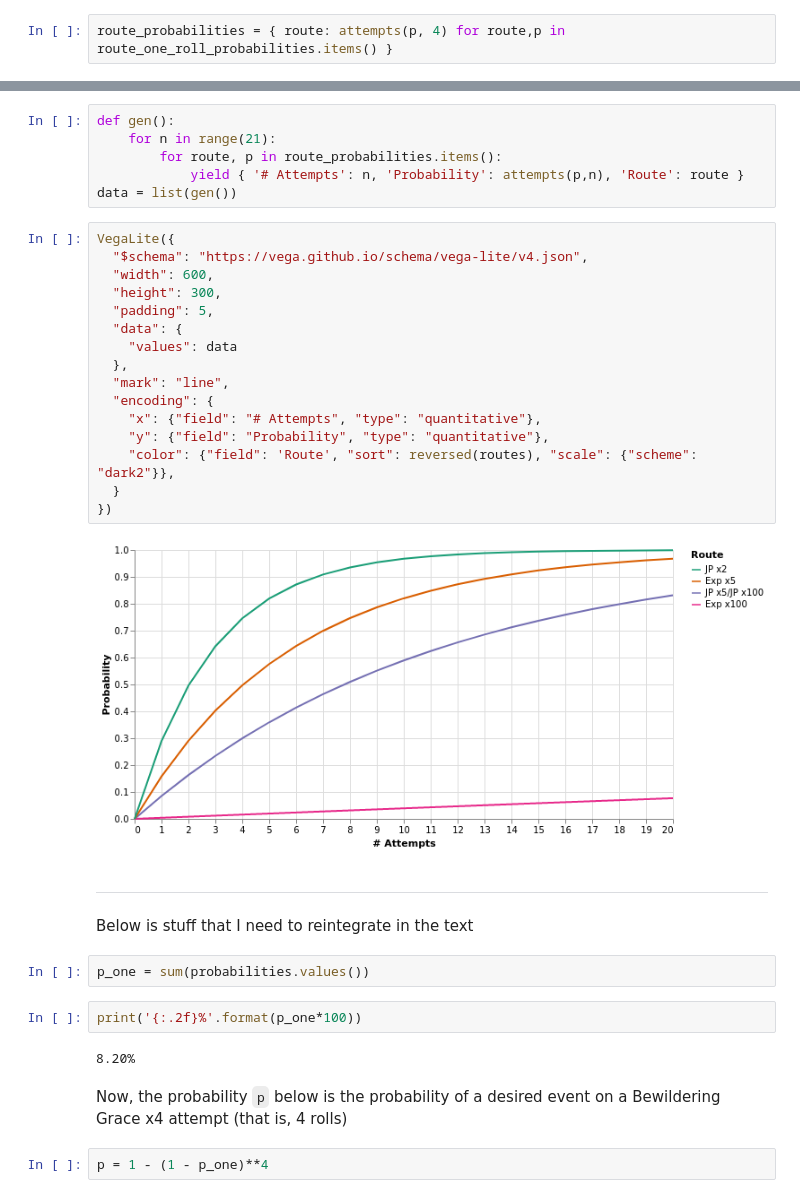
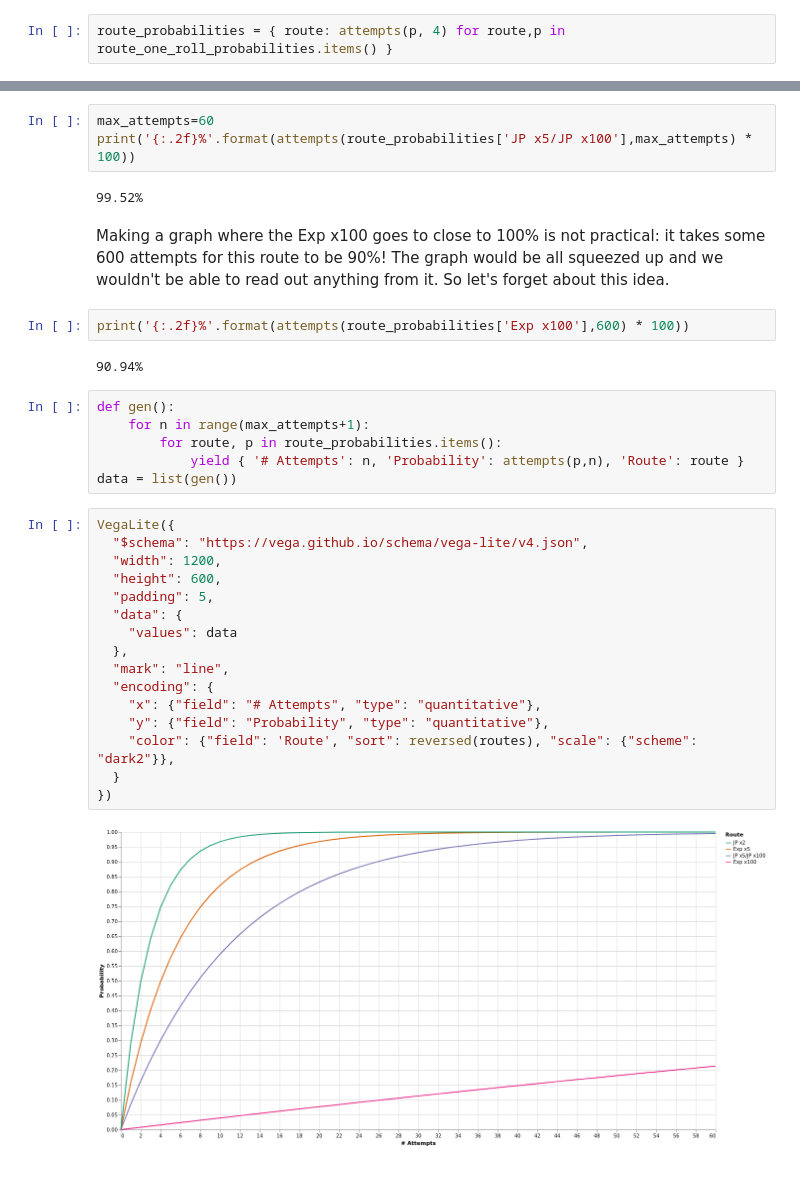
Before and after one commit to aspiwack/notebooks, a Jupyter notebook: octopath/Cyrus Single Story.ipynb, the cells around one changed output, grey strips where cells are left out. Drawn from its saved outputs; the diff is of its cells as text.

```diff
--- a/octopath/Cyrus Single Story.ipynb
+++ b/octopath/Cyrus Single Story.ipynb
@@ -77,38 +135,35 @@ print(route_probabilities)
+# %%
+max_attempts=60
+print('{:.2f}%'.format(attempts(route_probabilities['JP x5/JP x100'],max_attempts) * 100))
+# %% [output]
+99.52%
+# %% [markdown]
+Making a graph where the Exp x100 goes to close to 100% is not practical: it takes some 600 attempts for this route to be 90%! The graph would be all squeezed up and we wouldn't be able to read out anything from it. So let's forget about this idea.
+# %%
+print('{:.2f}%'.format(attempts(route_probabilities['Exp x100'],600) * 100))
+# %% [output]
+90.94%
 # %%
 def gen():
-    for n in range(21):
+    for n in range(max_attempts+1):
         for route, p in route_probabilities.items():
             yield { '# Attempts': n, 'Probability': attempts(p,n), 'Route': route }
 data = list(gen())
 # %%
 VegaLite({
   "$schema": "https://vega.github.io/schema/vega-lite/v4.json",
-  "width": 600,
-  "height": 300,
+  "width": 1200,
+  "height": 600,
   "padding": 5,
   "data": {
     "values": data
   },
   "mark": "line",
   "encoding": {
     "x": {"field": "# Attempts", "type": "quantitative"},
     "y": {"field": "Probability", "type": "quantitative"},
     "color": {"field": 'Route', "sort": reversed(routes), "scale": {"scheme": "dark2"}},
   }
 })
 # %% [output]
-[figure, old version]
+[figure, new version]
-# %% [markdown]
-----
-
-Below is stuff that I need to reintegrate in the text
-# %%
-p_one = sum(probabilities.values())
-# %%
-print('{:.2f}%'.format(p_one*100))
-# %% [output]
-8.20%
-# %% [markdown]
-Now, the probability `p` below is the probability of a desired event on a Bewildering Grace x4 attempt (that is, 4 rolls)
-# %%
-p = 1 - (1 - p_one)**4
```
Also changed, not shown: parts of 24 cells of this notebook.
